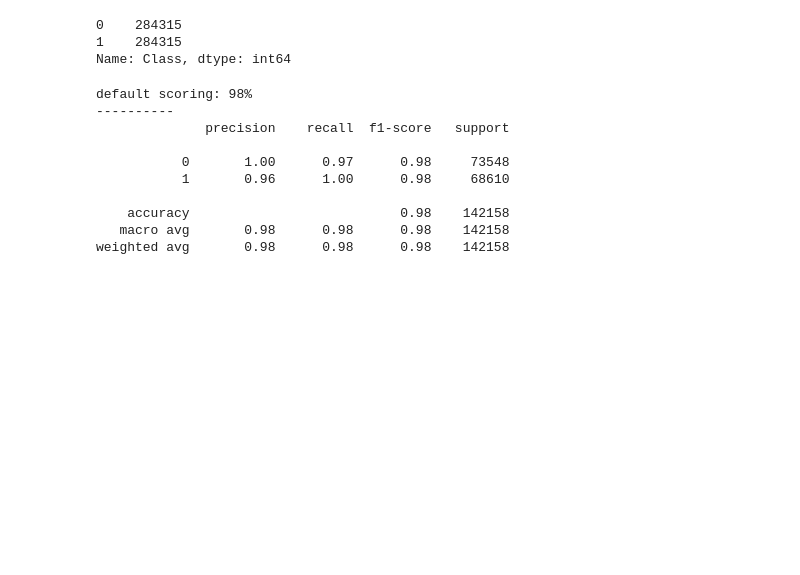
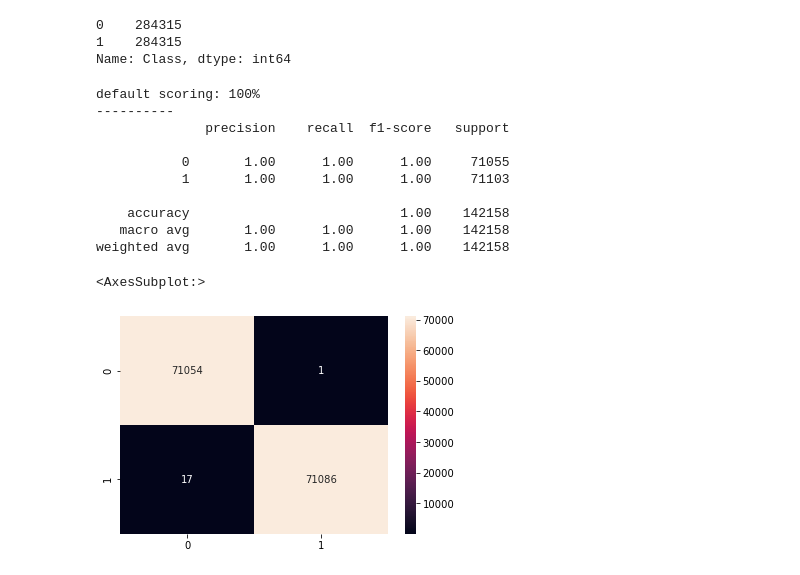
Before and after one commit to akmalsoliev/creditcardfraud, a Jupyter notebook: Credit Card Fraud Detection.ipynb, the cells around one changed output. Cells and saved outputs as stored; diff of their text form; code cells hidden in the pictures; blank space fills up the shorter version.

```diff
--- a/Credit Card Fraud Detection.ipynb
+++ b/Credit Card Fraud Detection.ipynb
@@ -322,7 +338,7 @@ scaler = StandardScaler()
 X_train = scaler.fit_transform(X_train)
 X_test = scaler.transform(X_test)
 
-model = in_model.set_params(**grid_best_params)
+model = in_model.set_params()
 model.fit(X_train, y_train)
 
 print('default scoring: {:.0%}'.format(model.score(X_test, y_test)))
@@ -330,13 +346,18 @@ print('-'*10)
 y_pred = model.predict(X_test)
 print(classification_report(y_pred, y_test))
 # %% [output]
-default scoring: 98%
+default scoring: 100%
 ----------
               precision    recall  f1-score   support
 
-           0       1.00      0.97      0.98     73548
-           1       0.96      1.00      0.98     68610
+           0       1.00      1.00      1.00     71055
+           1       1.00      1.00      1.00     71103
 
-    accuracy                           0.98    142158
-   macro avg       0.98      0.98      0.98    142158
-weighted avg       0.98      0.98      0.98    142158
+    accuracy                           1.00    142158
+   macro avg       1.00      1.00      1.00    142158
+weighted avg       1.00      1.00      1.00    142158
+# %%
+sns.heatmap(confusion_matrix(y_pred, y_test), annot=True, fmt='g')
+# %% [output]
+<AxesSubplot:>
+[figure, added]
```
Also changed, not shown: parts of 12 cells of this notebook, 3 other files.
